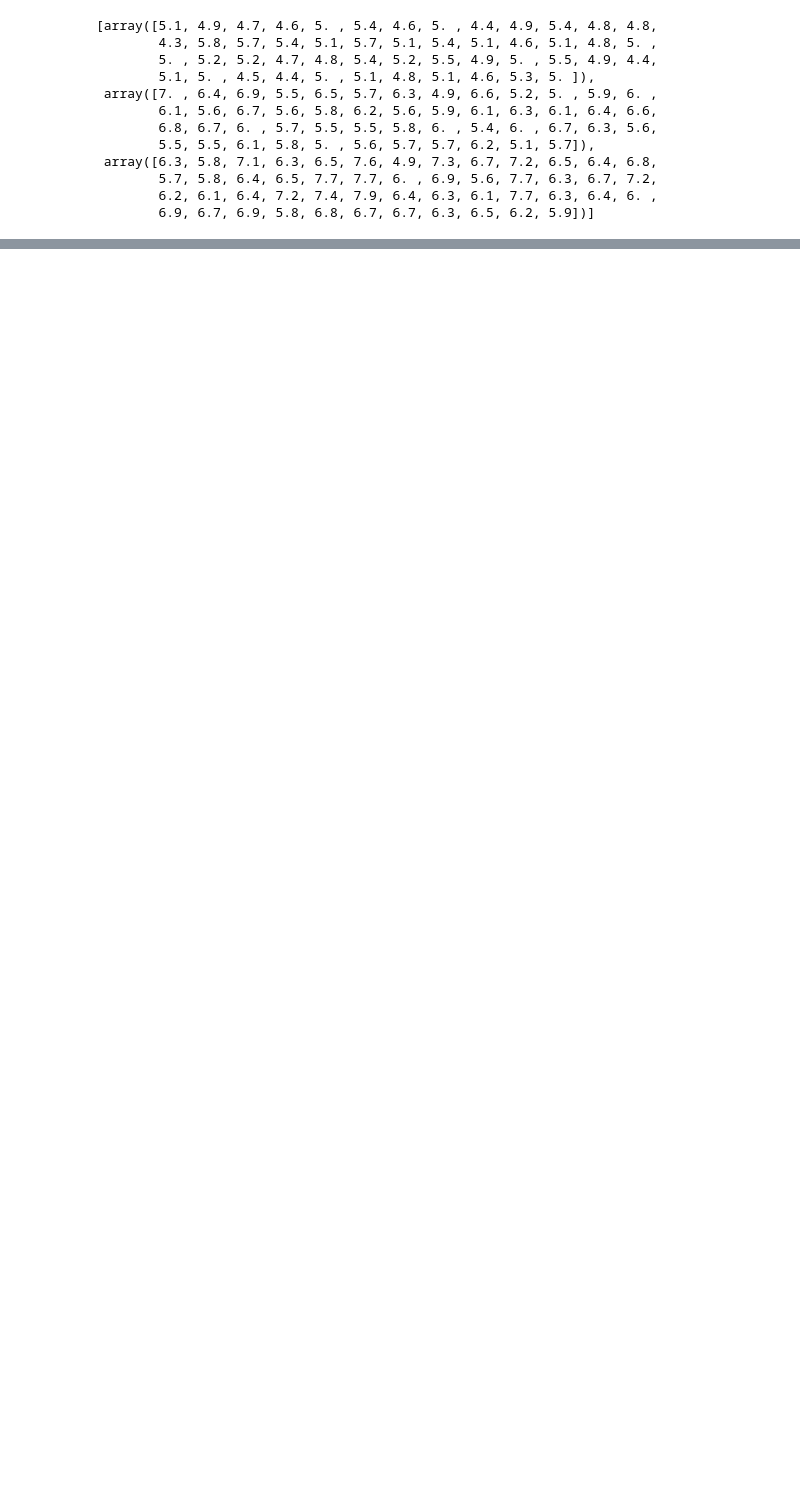
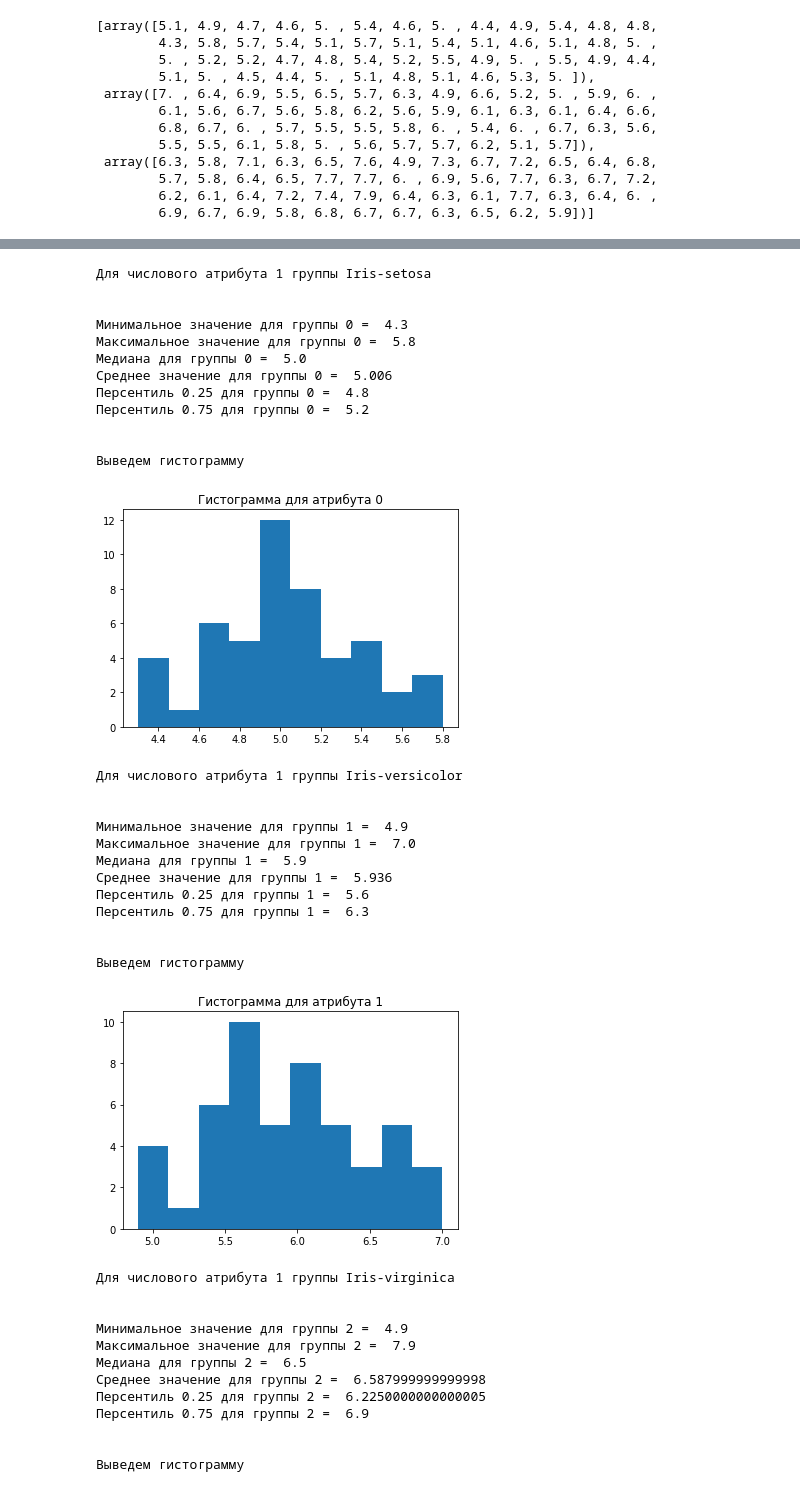
Before and after one commit to AnToxa0887/innopolis_2, a Jupyter notebook: HW_8_Iris.ipynb, the cells around one changed output, grey strips where cells are left out. Drawn from its saved outputs; the diff is of its cells as text; code cells hidden in the pictures; blank space fills up the shorter version.

```diff
--- a/HW_8_Iris.ipynb
+++ b/HW_8_Iris.ipynb
@@ -100,5 +124,3 @@ new_1
         5.7, 5.8, 6.4, 6.5, 7.7, 7.7, 6. , 6.9, 5.6, 7.7, 6.3, 6.7, 7.2,
         6.2, 6.1, 6.4, 7.2, 7.4, 7.9, 6.4, 6.3, 6.1, 7.7, 6.3, 6.4, 6. ,
         6.9, 6.7, 6.9, 5.8, 6.8, 6.7, 6.7, 6.3, 6.5, 6.2, 5.9])]
-# %%
-for i in np.unique(atr_5):
@@ -114,0 +188,54 @@ len(new_number_atrs)
+# %%
+for i in range(len(new_number_atrs)):
+  print(f'Для числового атрибута {new_number_atrs[i][0]+1} группы {new_number_atrs[i][1]} ')
+  print('\n')
+  print(f'Минимальное значение для группы {i} = ', np.min(new_number_atrs[i][2]))
+  print(f'Максимальное значение для группы {i} = ', np.max(new_number_atrs[i][2]))
+  print(f'Медиана для группы {i} = ', np.median(new_number_atrs[i][2]))
+  print(f'Среднее значение для группы {i} = ', np.mean(new_number_atrs[i][2]))
+  print(f'Персентиль 0.25 для группы {i} = ', np.percentile(new_number_atrs[i][2], 25))
+  print(f'Персентиль 0.75 для группы {i} = ', np.percentile(new_number_atrs[i][2], 75))
+  print('\n')
+  print('Выведем гистограмму')
+  plt.hist(new_number_atrs[i][2])
+  plt.title(f'Гистограмма для атрибута {i}')
+  plt.show()
+# %% [output]
+Для числового атрибута 1 группы Iris-setosa
+
+
+Минимальное значение для группы 0 =  4.3
+Максимальное значение для группы 0 =  5.8
+Медиана для группы 0 =  5.0
+Среднее значение для группы 0 =  5.006
+Персентиль 0.25 для группы 0 =  4.8
+Персентиль 0.75 для группы 0 =  5.2
+
+
+Выведем гистограмму
+[figure, added]
+Для числового атрибута 1 группы Iris-versicolor
+
+
+Минимальное значение для группы 1 =  4.9
+Максимальное значение для группы 1 =  7.0
+Медиана для группы 1 =  5.9
+Среднее значение для группы 1 =  5.936
+Персентиль 0.25 для группы 1 =  5.6
+Персентиль 0.75 для группы 1 =  6.3
+
+
+Выведем гистограмму
+[figure, added]
+Для числового атрибута 1 группы Iris-virginica
+
+
+Минимальное значение для группы 2 =  4.9
+Максимальное значение для группы 2 =  7.9
+Медиана для группы 2 =  6.5
+Среднее значение для группы 2 =  6.587999999999998
+Персентиль 0.25 для группы 2 =  6.2250000000000005
+Персентиль 0.75 для группы 2 =  6.9
+
+
+Выведем гистограмму
```
Also changed, not shown: parts of 14 cells of this notebook.
